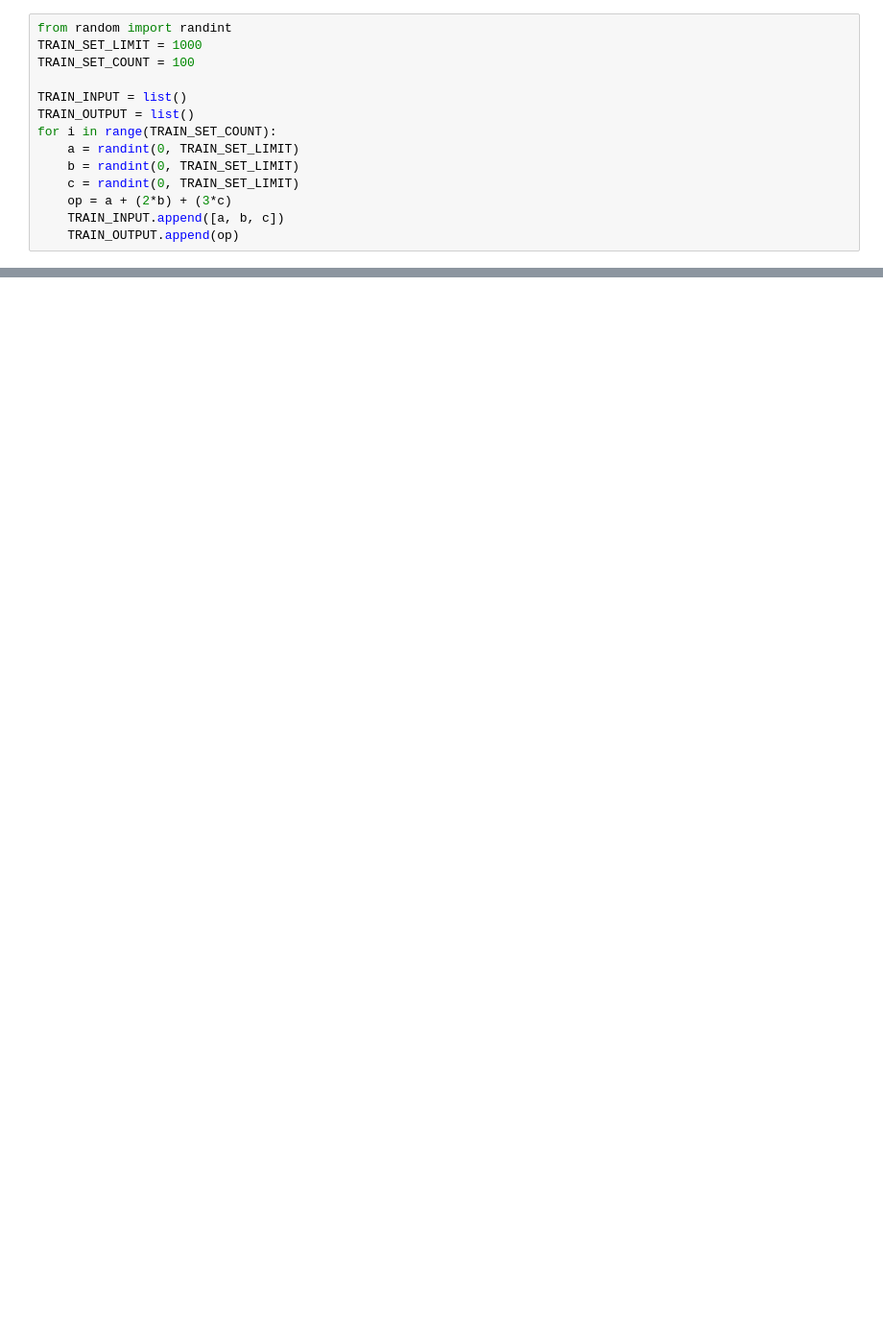
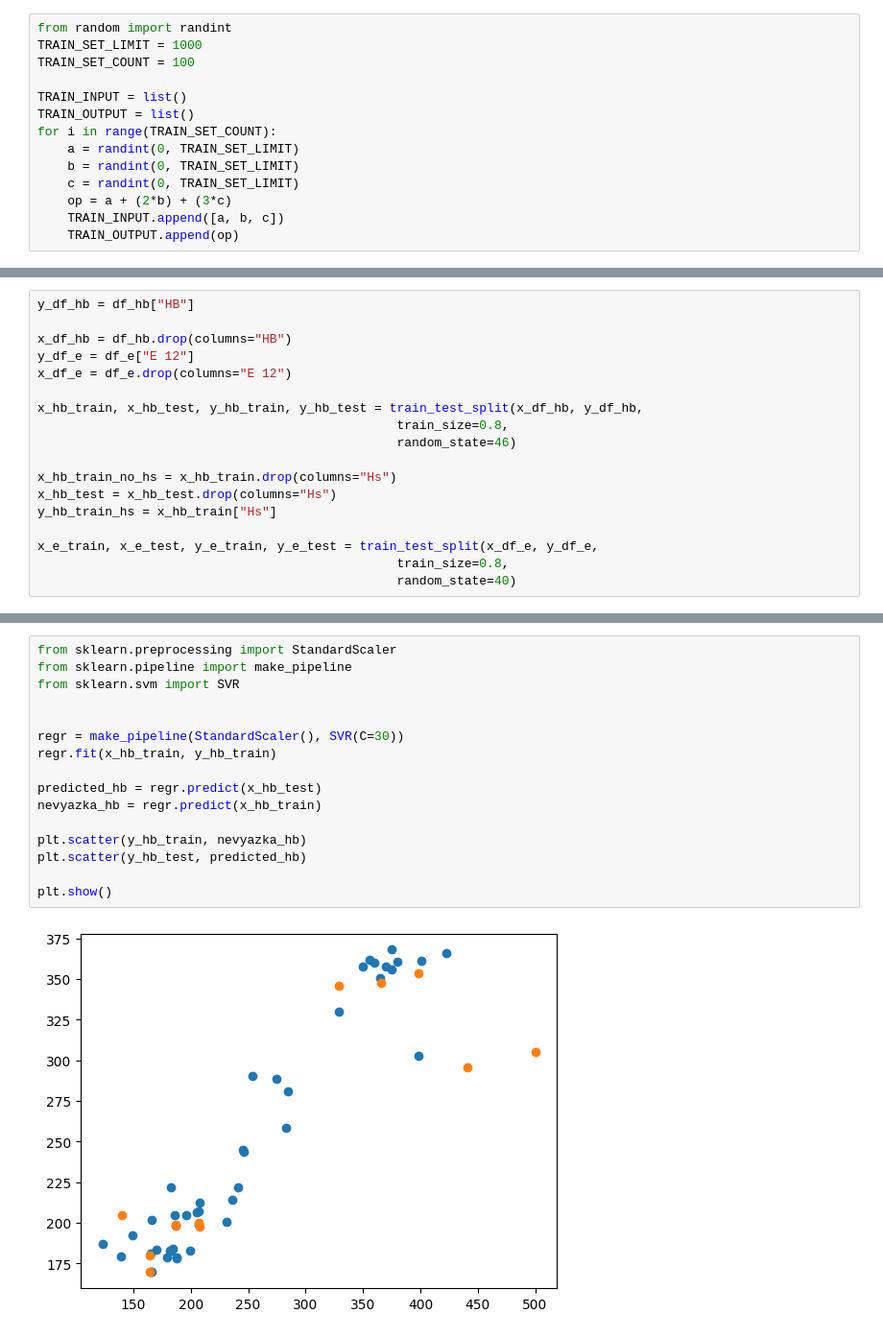
Before and after one commit to seventil/home_utils, a Jupyter notebook: test_ml/test_ml.ipynb, the cells around one changed output, grey strips where cells are left out. Shown: that part at 96% size. Drawn from its saved outputs; the diff is of its cells as text; blank space fills up the shorter version.

```diff
--- a/test_ml/test_ml.ipynb
+++ b/test_ml/test_ml.ipynb
@@ -30,0 +48,18 @@ Coefficients : [1. 2. 3.]
+# %%
+y_df_hb = df_hb["HB"]
+
+x_df_hb = df_hb.drop(columns="HB")
+y_df_e = df_e["E 12"]
+x_df_e = df_e.drop(columns="E 12")
+
+x_hb_train, x_hb_test, y_hb_train, y_hb_test = train_test_split(x_df_hb, y_df_hb,
+                                                train_size=0.8,
+                                                random_state=46)
+
+x_hb_train_no_hs = x_hb_train.drop(columns="Hs")
+x_hb_test = x_hb_test.drop(columns="Hs")
+y_hb_train_hs = x_hb_train["Hs"]
+
+x_e_train, x_e_test, y_e_train, y_e_test = train_test_split(x_df_e, y_df_e,
+                                                train_size=0.8,
+                                                random_state=40)
@@ -30,0 +86,18 @@ Coefficients : [1. 2. 3.]
+# %%
+from sklearn.preprocessing import StandardScaler
+from sklearn.pipeline import make_pipeline
+from sklearn.svm import SVR
+
+
+regr = make_pipeline(StandardScaler(), SVR(C=30))
+regr.fit(x_hb_train, y_hb_train)
+
+predicted_hb = regr.predict(x_hb_test)
+nevyazka_hb = regr.predict(x_hb_train)
+
+plt.scatter(y_hb_train, nevyazka_hb)
+plt.scatter(y_hb_test, predicted_hb)
+
+plt.show()
+# %% [output]
+[figure, added]
```
Also changed, not shown: parts of 7 cells of this notebook, 13 other files.
